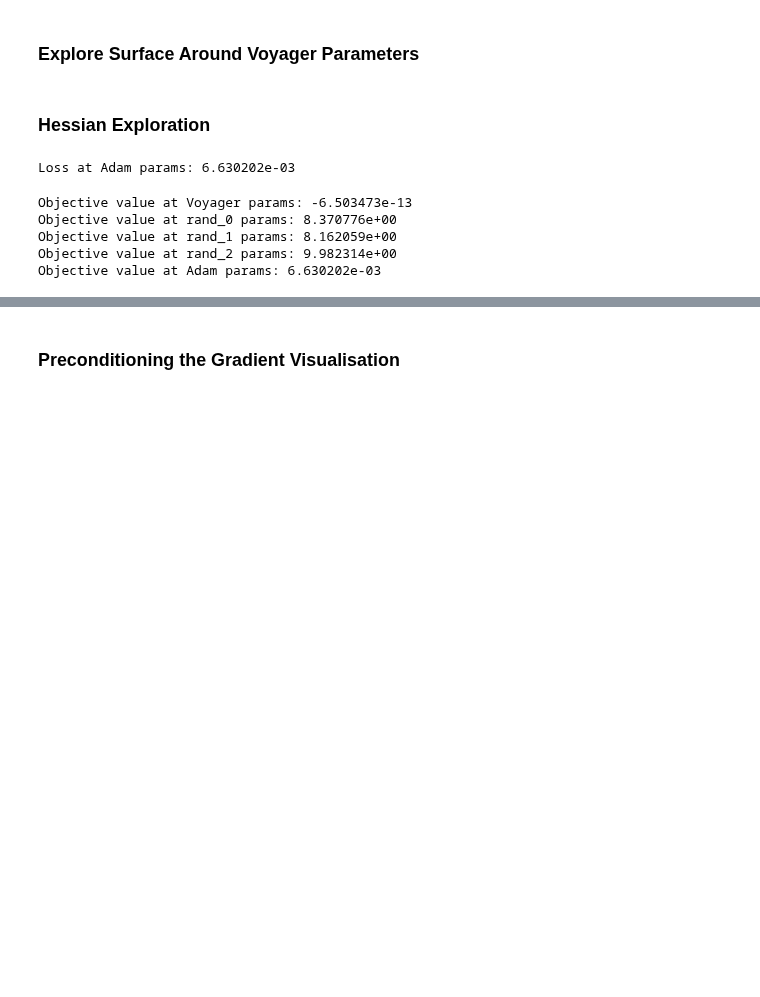
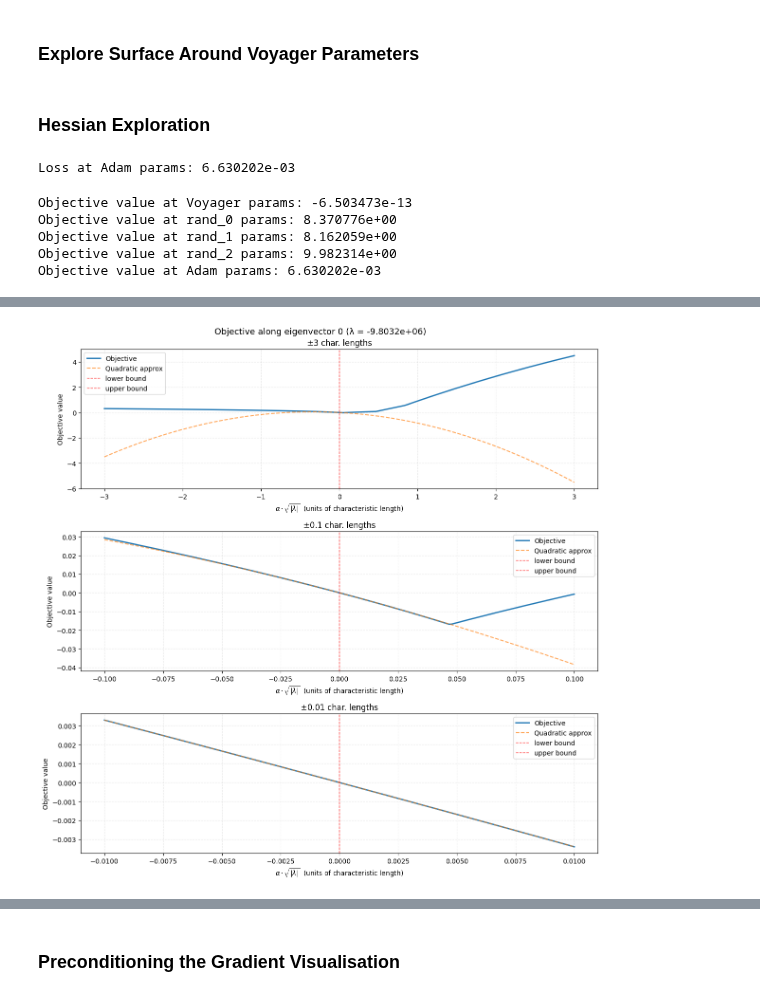
Before and after one commit to artificial-scientist-lab/Differometor-Benchmark, a Jupyter notebook: hessian_investigation/hessian_investigation.ipynb, the cells around one changed output, grey strips where cells are left out. Cells and saved outputs as stored; diff of their text form; code cells hidden in the pictures; blank space fills up the shorter version.

```diff
--- a/hessian_investigation/hessian_investigation.ipynb
+++ b/hessian_investigation/hessian_investigation.ipynb
@@ -394,0 +400,8 @@ Condition number: 4.6788e+35
+# %%
+# Eigendecomposition of the Voyager Hessian
+D, U = jnp.linalg.eigh(voyager_hess)
+grad_at_voyager = obj_grad(voyager_params)
+
+# Index of smallest absolute eigenvalue (flattest direction)
+flat_idx = int(jnp.argmin(jnp.abs(D)))
+print(f"Flattest eigenvector: index {flat_idx}, λ = {float(D[flat_idx]):.4e}")
@@ -394,0 +410,78 @@ Condition number: 4.6788e+35
+# %%
+# 1D slices of the objective along selected eigenvectors
+x0 = jnp.array(voyager_params)
+g = jnp.array(grad_at_voyager)
+L0 = obj_fn(x0)
+lower, upper = vp.bounds[0], vp.bounds[1]
+
+eigvec_indices = [0, flat_idx, -1]  # most negative, flattest, largest positive
+zoom_levels = [3, 0.1, 0.01]
+
+for idx in eigvec_indices:
+    direction = U[:, idx]
+    lam = float(D[idx])
+    scale = 1.0 / jnp.sqrt(jnp.abs(D[idx]))
+
+    # Compute alpha where bounds are first hit in each direction
+    with np.errstate(divide="ignore", invalid="ignore"):
+        ratios_upper = np.where(
+            direction > 0, (upper - x0) / direction, (lower - x0) / direction
+        )
+        ratios_lower = np.where(
+            direction > 0, (lower - x0) / direction, (upper - x0) / direction
+        )
+    alpha_max = float(
+        jnp.min(jnp.where(jnp.isfinite(ratios_upper), ratios_upper, jnp.inf))
+    )
+    alpha_min = float(
+        jnp.max(jnp.where(jnp.isfinite(ratios_lower), ratios_lower, -jnp.inf))
+    )
+    print(
+        f"Eigvec {idx}: λ={lam:.4e}, scale={scale:.4e}, "
+        f"bounds at [{alpha_min / scale:.15f}, {alpha_max / scale:.15f}] char. lengths"
+    )
+
+    fig, axes = plt.subplots(len(zoom_levels), 1, figsize=(12, 4 * len(zoom_levels)))
+
+    for ax, z in zip(axes, zoom_levels):
+        alphas = jnp.linspace(-z * scale, z * scale, 200)
+        losses = jnp.array([obj_fn(x0 + alpha * direction) for alpha in alphas])
+        quad = L0 + alphas * (g @ direction) + 0.5 * alphas**2 * lam
+
+        ax.plot(alphas / scale, losses, label="Objective", linewidth=2)
+        ax.plot(
+            alphas / scale,
+            quad,
+            "--",
+            label="Quadratic approx",
+            linewidth=1.5,
+            alpha=0.7,
+        )
+        ax.axvline(0, color="k", linewidth=0.5, alpha=0.5)
+
+        # Mark bound limits
+        for a_bound, label in [(alpha_min, "lower bound"), (alpha_max, "upper bound")]:
+            a_scaled = a_bound / scale
+            if -z <= a_scaled <= z:
+                ax.axvline(
+                    a_scaled,
+                    color="red",
+                    linewidth=1,
+                    linestyle="--",
+                    alpha=0.7,
+                    label=label,
+                )
+
+        ax.set_xlabel(
+            r"$\alpha \cdot \sqrt{|\lambda|}$  (units of characteristic length)"
+        )
+        ax.set_ylabel("Objective value")
+        ax.set_title(f"±{z} char. lengths")
+        ax.legend()
+        ax.grid(alpha=0.25, linestyle="--")
+
+    fig.suptitle(f"Objective along eigenvector {idx} (λ = {lam:.4e})", fontsize=13)
+    plt.tight_layout()
+    fig.savefig(f"voyager_1d_slice_eigvec_{idx}.pdf", dpi=300)
+    plt.show()
+# %% [output]
@@ -394,0 +489 @@ Condition number: 4.6788e+35
+[figure, added]
```
Also changed, not shown: parts of 11 cells of this notebook, 5 other files.
